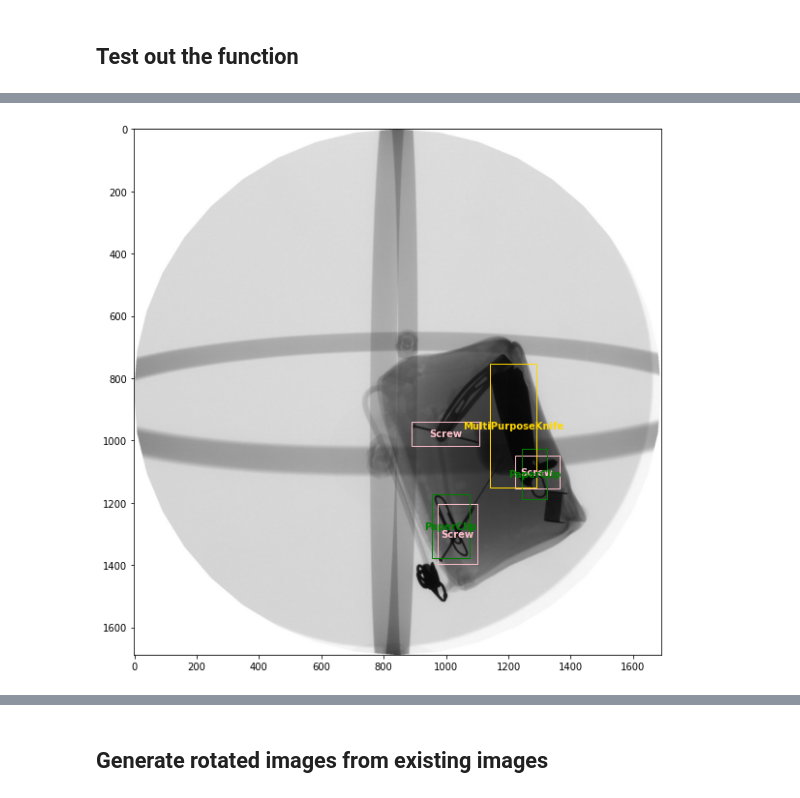
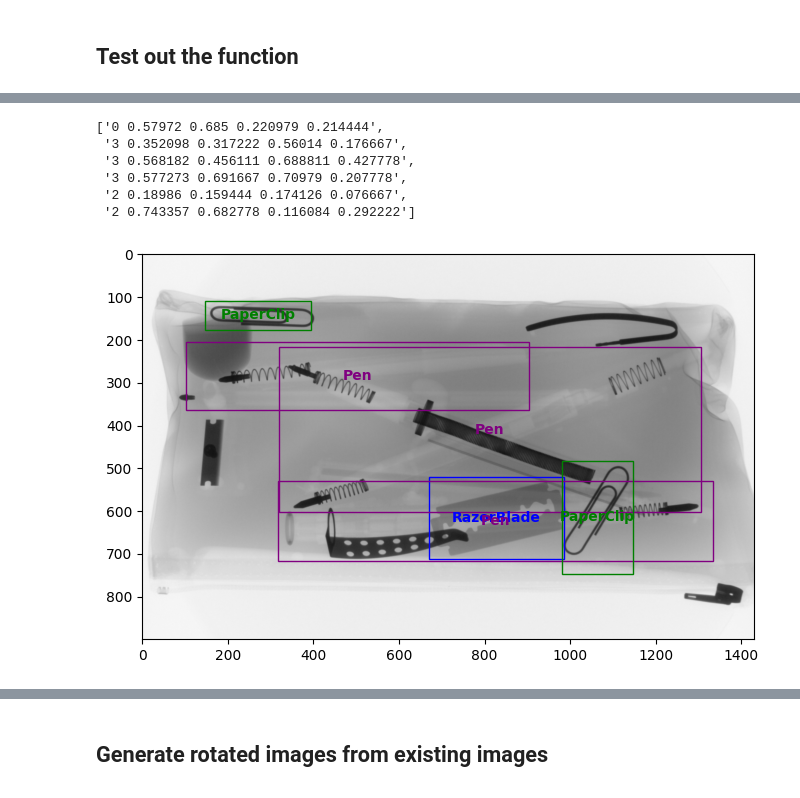
Before and after one commit to nguyen-nhat-mai/object_detection, a Jupyter notebook: Rotate_img_yolo.ipynb, the cells around one changed output, grey strips where cells are left out. Drawn from its saved outputs; the diff is of its cells as text; code cells hidden in the pictures.

```diff
--- a/Rotate_img_yolo.ipynb
+++ b/Rotate_img_yolo.ipynb
@@ -103,9 +112,7 @@ class yoloRotatebbox:
     def rotateYolobbox(self):
 
         new_height, new_width = self.rotate_image().shape[:2]
-
         f = open(self.box_folder_path + "/" + self.filename + '.txt', 'r')
-
         f1 = f.readlines()
 
         yolo_bbox = []
@@ -148,21 +155,21 @@ class yoloRotatebbox:
 
                 voc_bbox = [bbox[0], new_upper_left_corner[0], new_upper_left_corner[1],
                                  new_lower_right_corner[0], new_lower_right_corner[1]]
-                yolo_bbox.append(cvFormattoYolo(voc_bbox,H,W))
+                yolo_bbox.append(cvFormattoYolo(voc_bbox,new_height,new_width))
 
         return yolo_bbox
 # %% [markdown]
 ## Test out the function
 # %%
 # Plot original image and its box
-img_folder_path = "Test_image"
-image_name = 'B0072_0001'
+img_folder_path = "gdrive/MyDrive/CRP_Shared_Folder/CRP__Dataset_Repartition/train/images"
+image_name = 'B0002_0001'
 image_ext = '.png'
 image = cv2.imread(img_folder_path + "/" + image_name + image_ext)
-plt.rcParams["figure.figsize"] = (20,10)
+plt.rcParams["figure.figsize"] = (12,5)
 plt.imshow(image)
 
-box_folder_path = "Test_annotation"
+box_folder_path = "gdrive/MyDrive/CRP_Shared_Folder/CRP__Dataset_Repartition/train/labels"
 height, width,_ = image.shape
 f = open(box_folder_path+"/"+image_name + '.txt', 'r')
 box_list = f.readlines()
@@ -179,14 +186,22 @@ box_list
 # %%
 # Rotate 90 degree
 im = yoloRotatebbox(img_folder_path, box_folder_path, image_name, image_ext, 90)
 image_90 = im.rotate_image()
 bbox_90 = im.rotateYolobbox()
+(height, width,_) = image_90.shape
 
-plt.rcParams["figure.figsize"] = (20,10)
+plt.rcParams["figure.figsize"] = (12,5)
 plt.imshow(image_90)
 plot_box(bbox_90, height, width)
+bbox_90
 # %% [output]
+['0 0.57972 0.685 0.220979 0.214444',
+ '3 0.352098 0.317222 0.56014 0.176667',
+ '3 0.568182 0.456111 0.688811 0.427778',
+ '3 0.577273 0.691667 0.70979 0.207778',
+ '2 0.18986 0.159444 0.174126 0.076667',
+ '2 0.743357 0.682778 0.116084 0.292222']
-[figure, old version]
+[figure, new version]
 # %%
 # Rotate 30 degree
 im = yoloRotatebbox(img_folder_path, box_folder_path, image_name, image_ext, 30)
```
Also changed, not shown: parts of 8 cells of this notebook.
